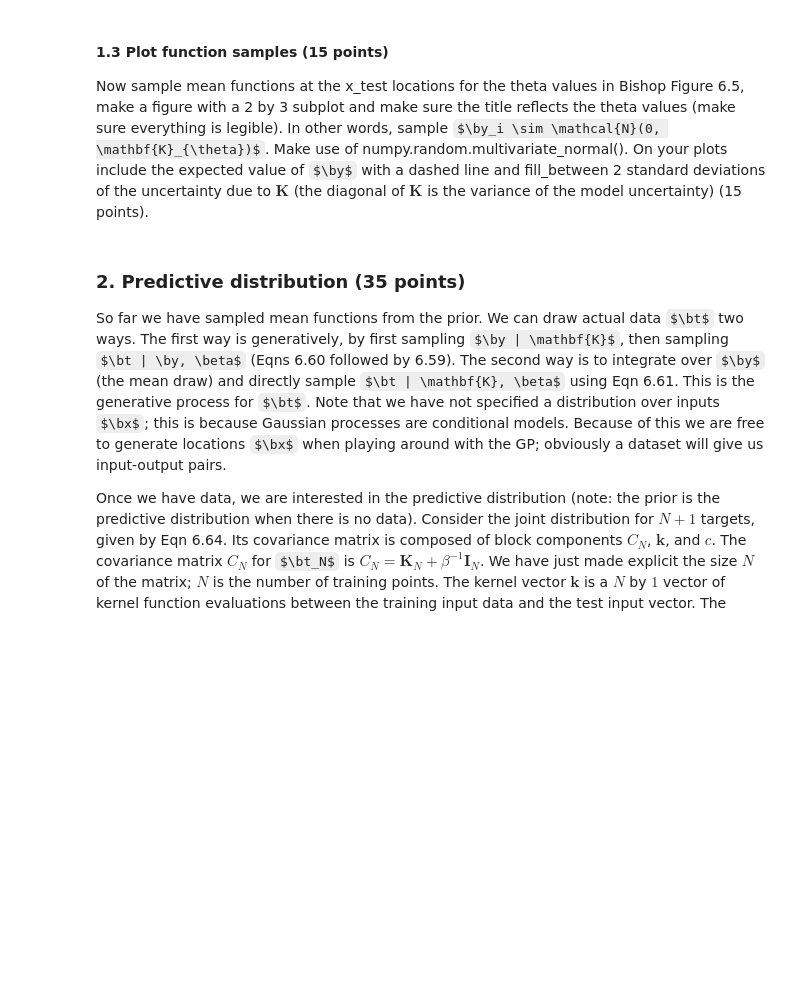
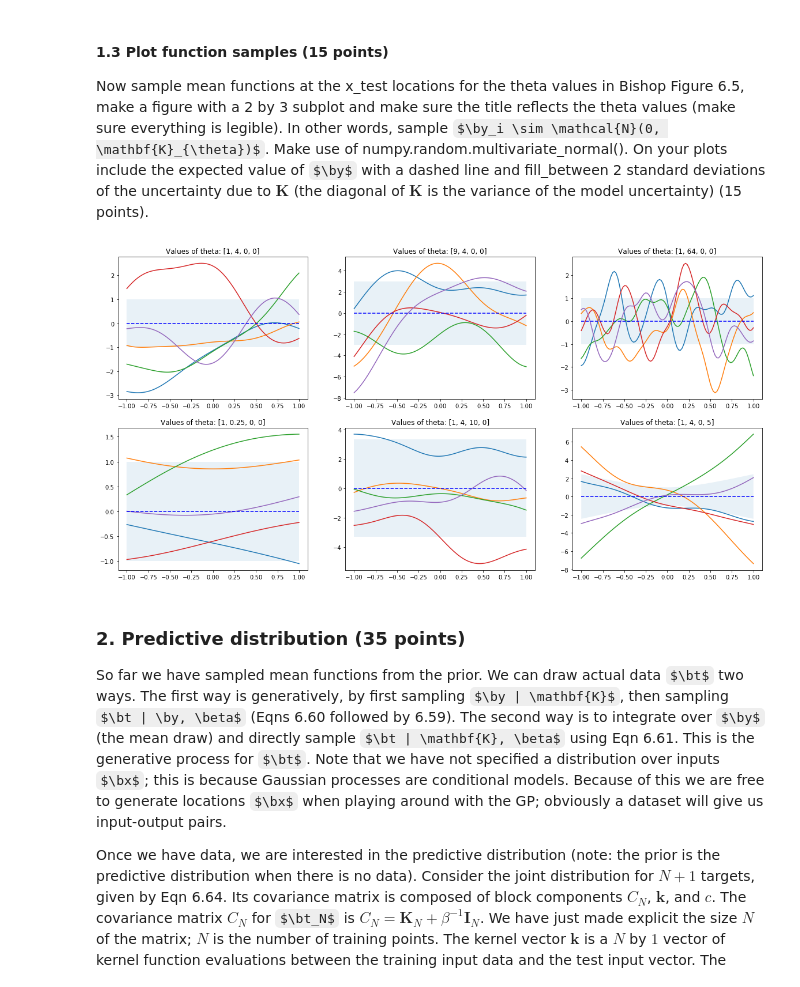
Before and after one commit to Lukx19/UvA-ML1, a Jupyter notebook: lab3.ipynb, the cells around one changed output. Drawn from its saved outputs; the diff is of its cells as text; code cells hidden in the pictures; some formulas as TeX source; blank space fills up the shorter version.

```diff
--- a/lab3.ipynb
+++ b/lab3.ipynb
@@ -86,13 +82,20 @@ def k_n_m(xn, xm, thetas):
+# %%
+def k_n_m(xn, xm, thetas):
+    dist = (xn - xm)**2
+    k = thetas[0] * exp(-(thetas[1] / 2) * dist) + thetas[2] + thetas[3] * xn * xm
+
+    return k
 # %% [markdown]
 #### 1.2 computeK( X1, X2, thetas ) (10 points)
 Eqn 6.60 is the marginal distribution of mean output of $N$ data vectors: $p(\mathbf{y}) = \mathcal{N}(0, \mathbf{K})$.  Notice that the expected mean function is $0$ at all locations, and that the covariance is a $N$ by $N$ kernel matrix $\mathbf{K}$.  Write a function `computeK(x1, x2, thetas)`
 that computes the kernel matrix. Use k_n_m as part of an inner loop (of course, there are more efficient ways of computing the kernel function making better use of vectorization, but that is not necessary) (5 points).
-# %%
-def computeK(x1, x2, thetas):
-    # YOUR CODE HERE
-    raise NotImplementedError()
-
-    return K
+# %%
+def computeK(x1, x2, thetas):
+    K = np.empty([len(x1), len(x2)])
+    for i, n in enumerate(x1):
+        for j, m in enumerate(x2):
+            K[i,j] = k_n_m(n, m, thetas)
+    return K
 # %%
 ### Test your function
 x1 = [0, 1, 2]
@@ -110,3 +110,37 @@ raise NotImplementedError()
+# %%
+all_thetas = [[1, 4, 0, 0], [9, 4, 0, 0], [1, 64, 0, 0], [1,0.25,0, 0], [1, 4, 10, 0], [1, 4, 0, 5]]
+
+N_test = 100
+
+x_test = np.linspace(-1, 1, N_test)
+mu_test = np.zeros(N_test)
+
+n_lines = 5
+y = []
+cov_tests = []
+st_devs = []
+for thetas in all_thetas:
+    cov_test = computeK(x_test, x_test, thetas)
+    cov_tests.append(cov_test)
+    st_dev = np.diag(cov_test)
+    st_devs.append(st_dev)
+    h = []
+    for i in range(n_lines):
+        h.append(np.random.multivariate_normal(mu_test, cov_test))
+    y.append(h)
+
+n = 2
+m = 3
+f, axarr = plt.subplots(n, m)
+for i in range(n):
+    for j in range(m):
+        for k in range(n_lines):
+            axarr[i, j].plot(x_test, y[j + i*3][k])
+        axarr[i, j].plot(x_test, mu_test, "b--")
+        axarr[i, j].fill_between(x_test, mu_test - np.sqrt(st_devs[j + i*3]), mu_test + np.sqrt(st_devs[j + i*3]), alpha=0.1)
+        axarr[i, j].set_title("Values of theta: " + str(all_thetas[j + i*3]))
+# %% [output]
+[figure, added]
 # %% [markdown]
 ### 2. Predictive distribution (35 points)
 So far we have sampled mean functions from the prior.  We can draw actual data $\bt$ two ways.  The first way is generatively, by first sampling $\by | \mathbf{K}$, then sampling $\bt | \by, \beta$ (Eqns 6.60 followed by 6.59).  The second way is to integrate over $\by$ (the mean draw) and directly sample $\bt | \mathbf{K}, \beta$ using Eqn 6.61.    This is the generative process for $\bt$.  Note that we have not specified a distribution over inputs $\bx$;  this is because Gaussian processes are conditional models.  Because of this we are free to generate locations $\bx$ when playing around with the GP; obviously a dataset will give us input-output pairs.
```
Also changed, not shown: parts of 16 cells of this notebook.
